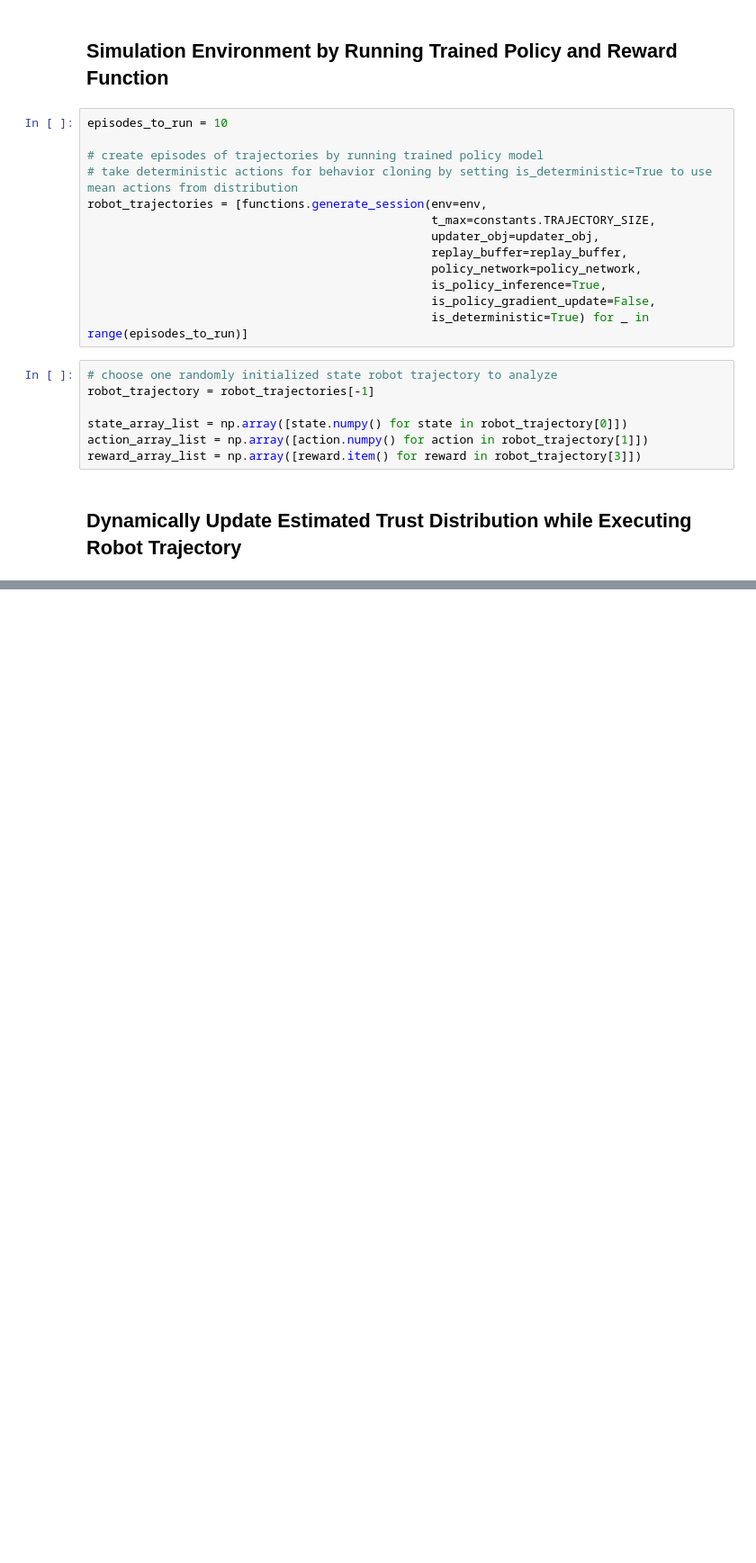
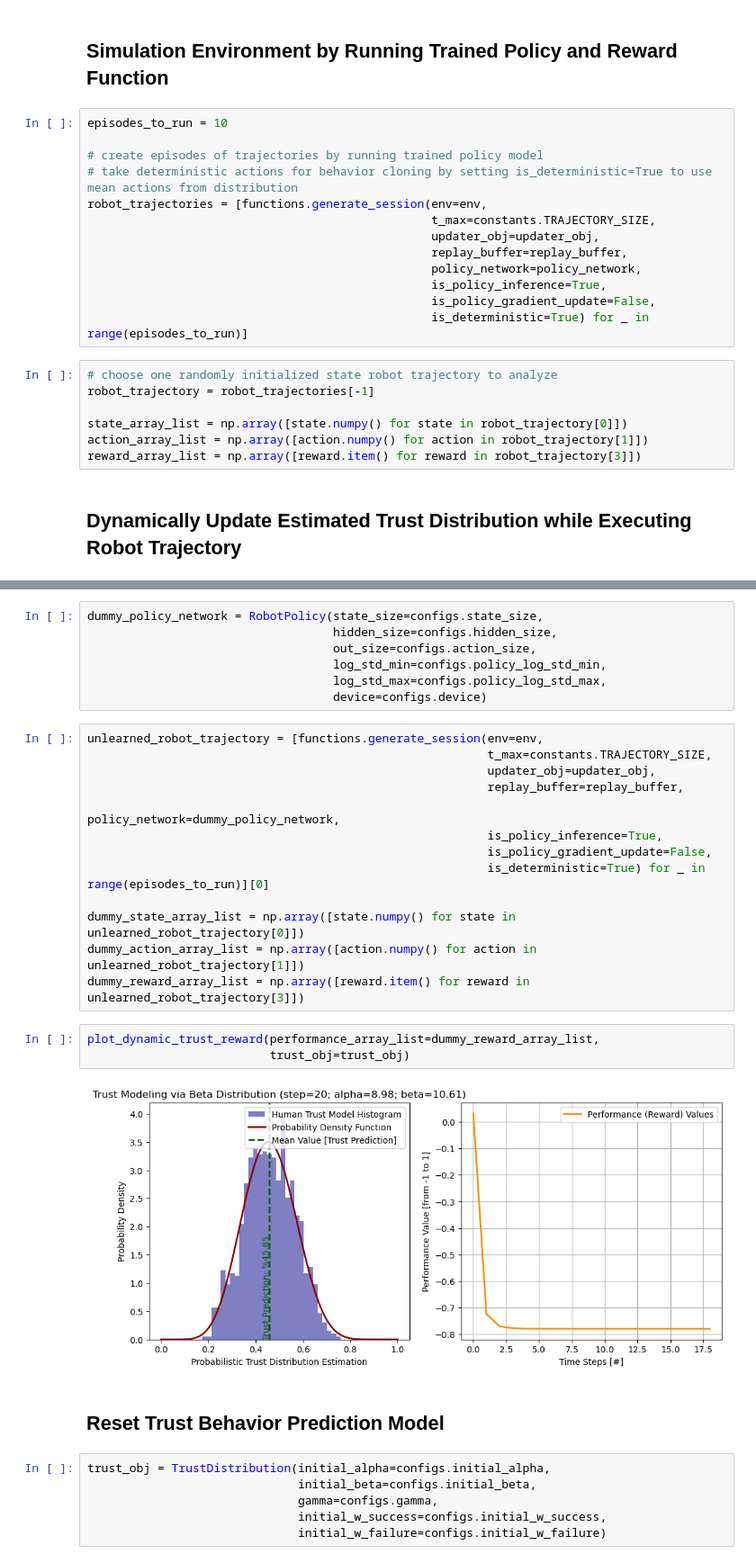
Before and after one commit to resuldagdanov/robot-learning-human-trust, a Jupyter notebook: src/trusts/simulate.ipynb, the cells around one changed output, grey strips where cells are left out. Shown at 90% size. Saved outputs shown, nothing was run; the diff lists cells and outputs as text; blank space fills up the shorter version.

Commit message:
test with 7 element action vector configuration

```diff
--- a/src/trusts/simulate.ipynb
+++ b/src/trusts/simulate.ipynb
@@ -251,0 +258,33 @@ plt.ioff()
+# %%
+dummy_policy_network = RobotPolicy(state_size=configs.state_size,
+                                   hidden_size=configs.hidden_size,
+                                   out_size=configs.action_size,
+                                   log_std_min=configs.policy_log_std_min,
+                                   log_std_max=configs.policy_log_std_max,
+                                   device=configs.device)
+# %%
+unlearned_robot_trajectory = [functions.generate_session(env=env,
+                                                         t_max=constants.TRAJECTORY_SIZE,
+                                                         updater_obj=updater_obj,
+                                                         replay_buffer=replay_buffer,
+                                                         policy_network=dummy_policy_network,
+                                                         is_policy_inference=True,
+                                                         is_policy_gradient_update=False,
+                                                         is_deterministic=True) for _ in range(episodes_to_run)][0]
+
+dummy_state_array_list = np.array([state.numpy() for state in unlearned_robot_trajectory[0]])
+dummy_action_array_list = np.array([action.numpy() for action in unlearned_robot_trajectory[1]])
+dummy_reward_array_list = np.array([reward.item() for reward in unlearned_robot_trajectory[3]])
+# %%
+plot_dynamic_trust_reward(performance_array_list=dummy_reward_array_list,
+                          trust_obj=trust_obj)
+# %% [output]
+[figure, added]
+# %% [markdown]
+## Reset Trust Behavior Prediction Model
+# %%
+trust_obj = TrustDistribution(initial_alpha=configs.initial_alpha,
+                              initial_beta=configs.initial_beta,
+                              gamma=configs.gamma,
+                              initial_w_success=configs.initial_w_success,
+                              initial_w_failure=configs.initial_w_failure)
```
Also changed, not shown: parts of 10 cells of this notebook, 2 other files.
